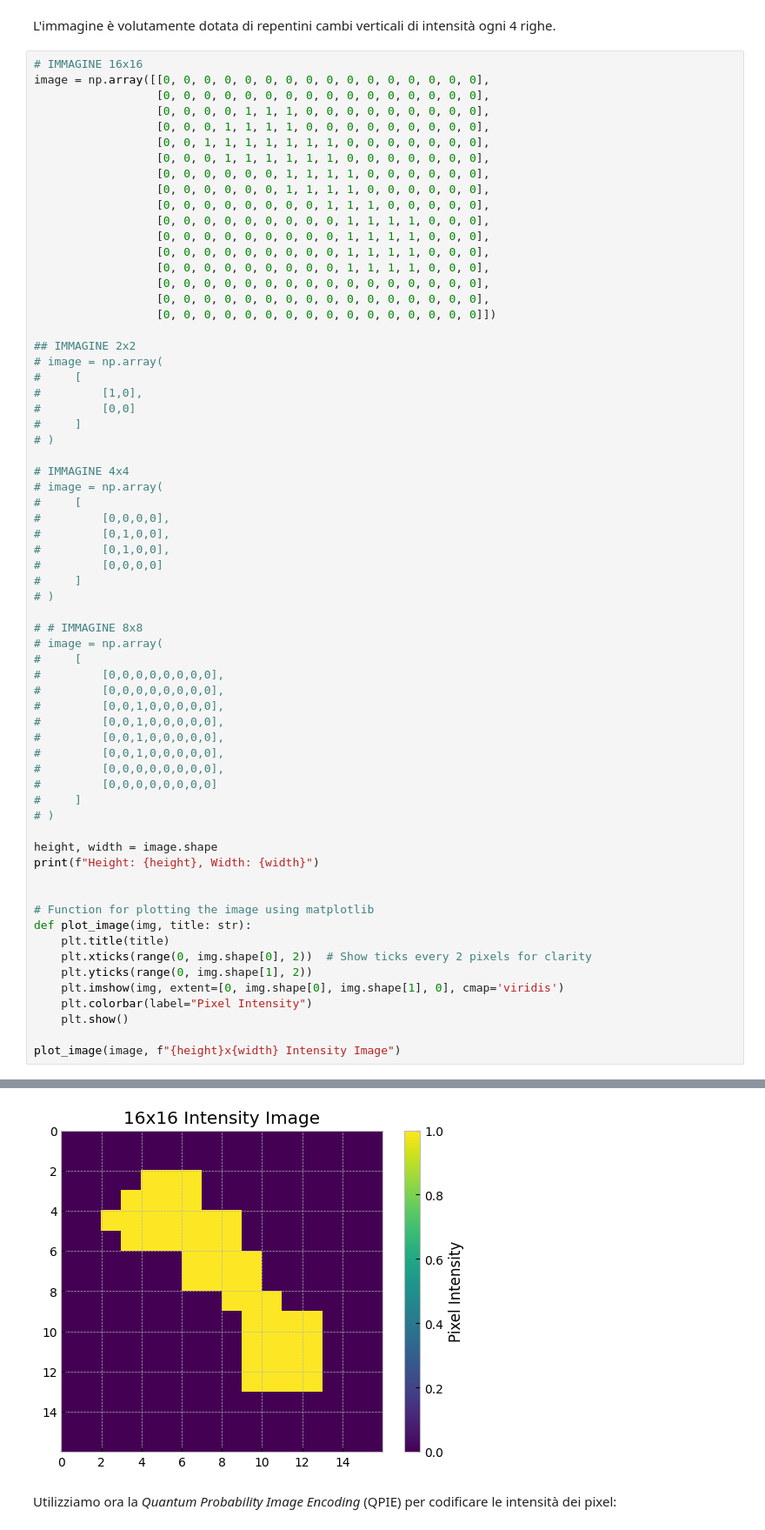
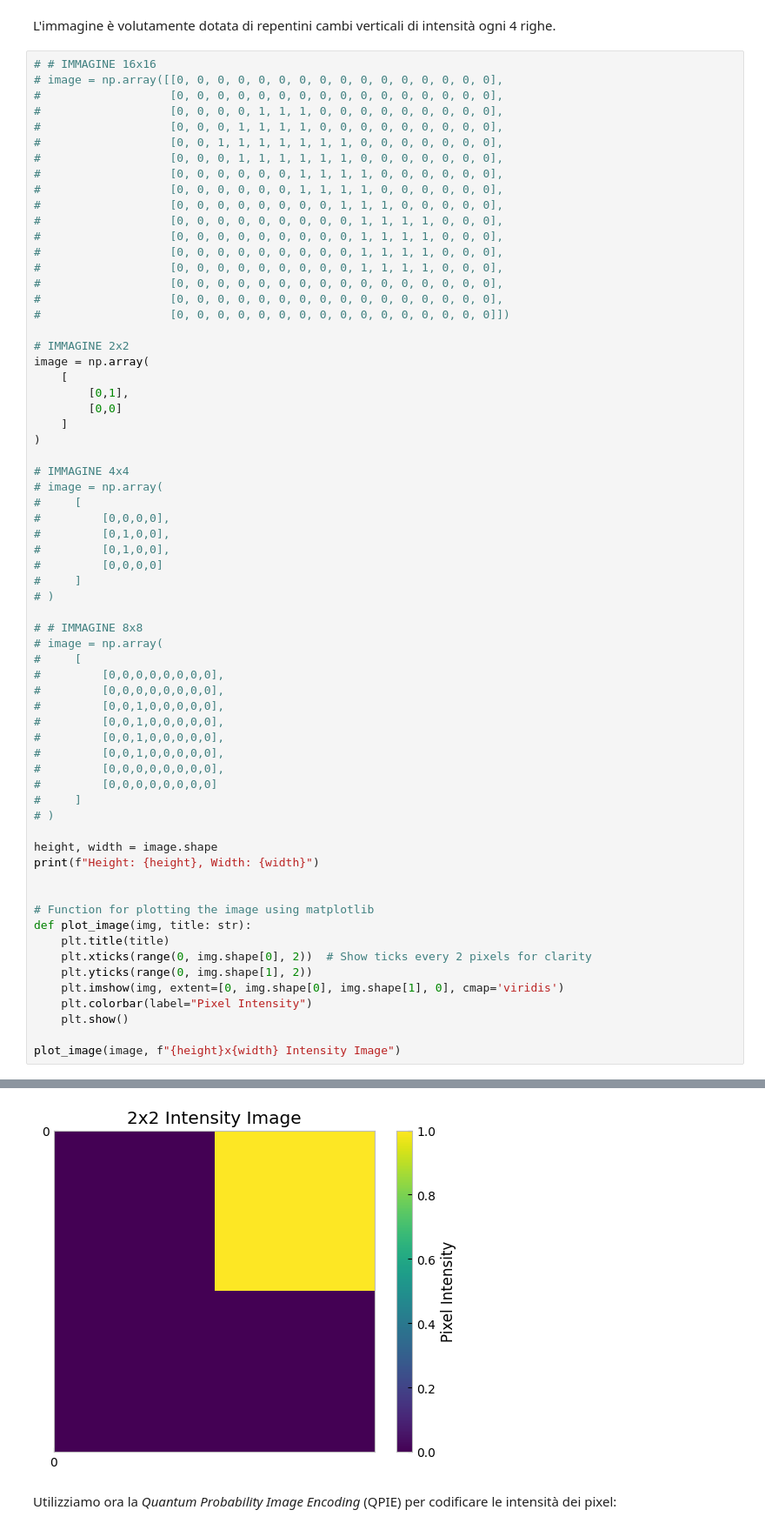
Before and after one commit to manueldiagostino/qc-progetto, a Jupyter notebook: src/progetto.ipynb, the cells around one changed output, grey strips where cells are left out. Shown at 87% size. Saved outputs shown, nothing was run; the diff lists cells and outputs as text.

```diff
--- a/src/progetto.ipynb
+++ b/src/progetto.ipynb
@@ -20,31 +20,31 @@ import math
 # %% [markdown]
 L'immagine è volutamente dotata di repentini cambi verticali di intensità ogni 4 righe.
 # %%
-# IMMAGINE 16x16
-image = np.array([[0, 0, 0, 0, 0, 0, 0, 0, 0, 0, 0, 0, 0, 0, 0, 0],
-                  [0, 0, 0, 0, 0, 0, 0, 0, 0, 0, 0, 0, 0, 0, 0, 0],
-                  [0, 0, 0, 0, 1, 1, 1, 0, 0, 0, 0, 0, 0, 0, 0, 0],
-                  [0, 0, 0, 1, 1, 1, 1, 0, 0, 0, 0, 0, 0, 0, 0, 0],
-                  [0, 0, 1, 1, 1, 1, 1, 1, 1, 0, 0, 0, 0, 0, 0, 0],
-                  [0, 0, 0, 1, 1, 1, 1, 1, 1, 0, 0, 0, 0, 0, 0, 0],
-                  [0, 0, 0, 0, 0, 0, 1, 1, 1, 1, 0, 0, 0, 0, 0, 0],
-                  [0, 0, 0, 0, 0, 0, 1, 1, 1, 1, 0, 0, 0, 0, 0, 0],
-                  [0, 0, 0, 0, 0, 0, 0, 0, 1, 1, 1, 0, 0, 0, 0, 0],
-                  [0, 0, 0, 0, 0, 0, 0, 0, 0, 1, 1, 1, 1, 0, 0, 0],
-                  [0, 0, 0, 0, 0, 0, 0, 0, 0, 1, 1, 1, 1, 0, 0, 0],
-                  [0, 0, 0, 0, 0, 0, 0, 0, 0, 1, 1, 1, 1, 0, 0, 0],
-                  [0, 0, 0, 0, 0, 0, 0, 0, 0, 1, 1, 1, 1, 0, 0, 0],
-                  [0, 0, 0, 0, 0, 0, 0, 0, 0, 0, 0, 0, 0, 0, 0, 0],
-                  [0, 0, 0, 0, 0, 0, 0, 0, 0, 0, 0, 0, 0, 0, 0, 0],
-                  [0, 0, 0, 0, 0, 0, 0, 0, 0, 0, 0, 0, 0, 0, 0, 0]])
+# # IMMAGINE 16x16
+# image = np.array([[0, 0, 0, 0, 0, 0, 0, 0, 0, 0, 0, 0, 0, 0, 0, 0],
+#                   [0, 0, 0, 0, 0, 0, 0, 0, 0, 0, 0, 0, 0, 0, 0, 0],
+#                   [0, 0, 0, 0, 1, 1, 1, 0, 0, 0, 0, 0, 0, 0, 0, 0],
+#                   [0, 0, 0, 1, 1, 1, 1, 0, 0, 0, 0, 0, 0, 0, 0, 0],
+#                   [0, 0, 1, 1, 1, 1, 1, 1, 1, 0, 0, 0, 0, 0, 0, 0],
+#                   [0, 0, 0, 1, 1, 1, 1, 1, 1, 0, 0, 0, 0, 0, 0, 0],
+#                   [0, 0, 0, 0, 0, 0, 1, 1, 1, 1, 0, 0, 0, 0, 0, 0],
+#                   [0, 0, 0, 0, 0, 0, 1, 1, 1, 1, 0, 0, 0, 0, 0, 0],
+#                   [0, 0, 0, 0, 0, 0, 0, 0, 1, 1, 1, 0, 0, 0, 0, 0],
+#                   [0, 0, 0, 0, 0, 0, 0, 0, 0, 1, 1, 1, 1, 0, 0, 0],
+#                   [0, 0, 0, 0, 0, 0, 0, 0, 0, 1, 1, 1, 1, 0, 0, 0],
+#                   [0, 0, 0, 0, 0, 0, 0, 0, 0, 1, 1, 1, 1, 0, 0, 0],
+#                   [0, 0, 0, 0, 0, 0, 0, 0, 0, 1, 1, 1, 1, 0, 0, 0],
+#                   [0, 0, 0, 0, 0, 0, 0, 0, 0, 0, 0, 0, 0, 0, 0, 0],
+#                   [0, 0, 0, 0, 0, 0, 0, 0, 0, 0, 0, 0, 0, 0, 0, 0],
+#                   [0, 0, 0, 0, 0, 0, 0, 0, 0, 0, 0, 0, 0, 0, 0, 0]])
 
-## IMMAGINE 2x2
-# image = np.array(
-#     [
-#         [1,0],
-#         [0,0]
-#     ]
-# )
+# IMMAGINE 2x2
+image = np.array(
+    [
+        [0,1],
+        [0,0]
+    ]
+)
 
 # IMMAGINE 4x4
 # image = np.array(
@@ -89,4 +89,4 @@ Height: 16, Width: 16
-[figure, old version]
+[figure, new version]
 # %% [markdown]
 Utilizziamo ora la _Quantum Probability Image Encoding_ (QPIE) per codificare le intensità dei pixel:
 # %%
```
Also changed, not shown: parts of 11 cells of this notebook, 8 other files.
